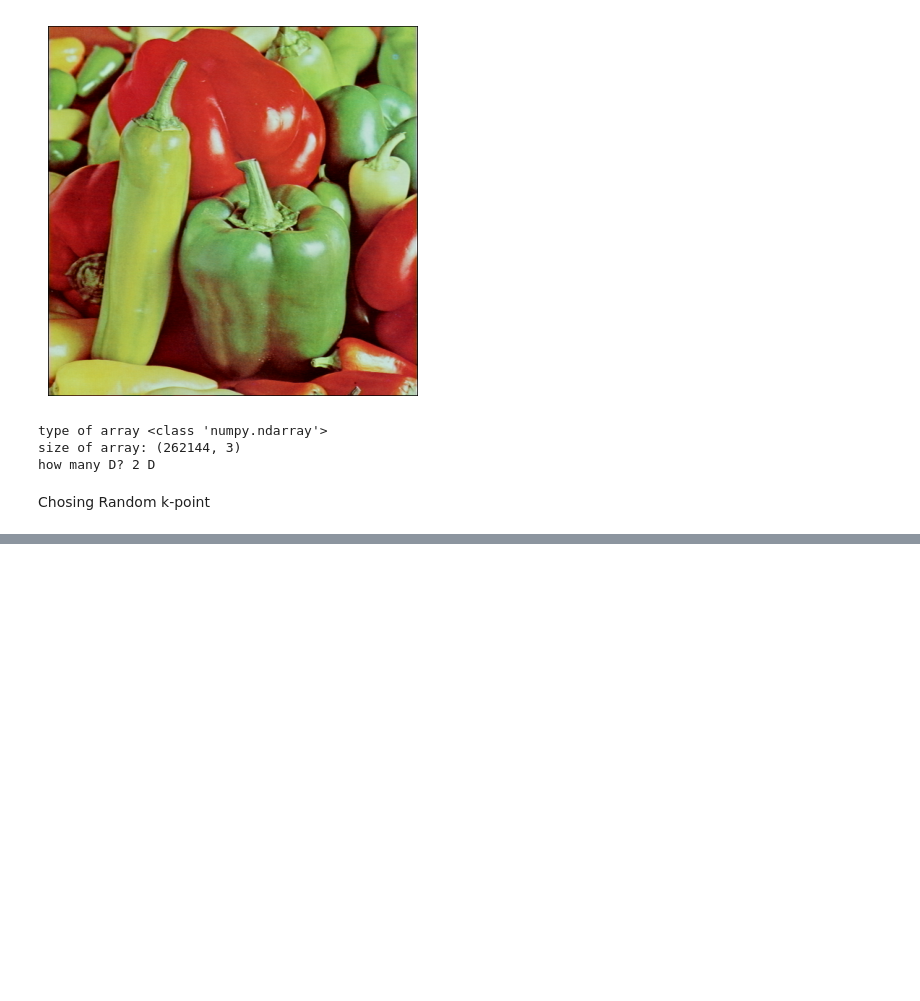
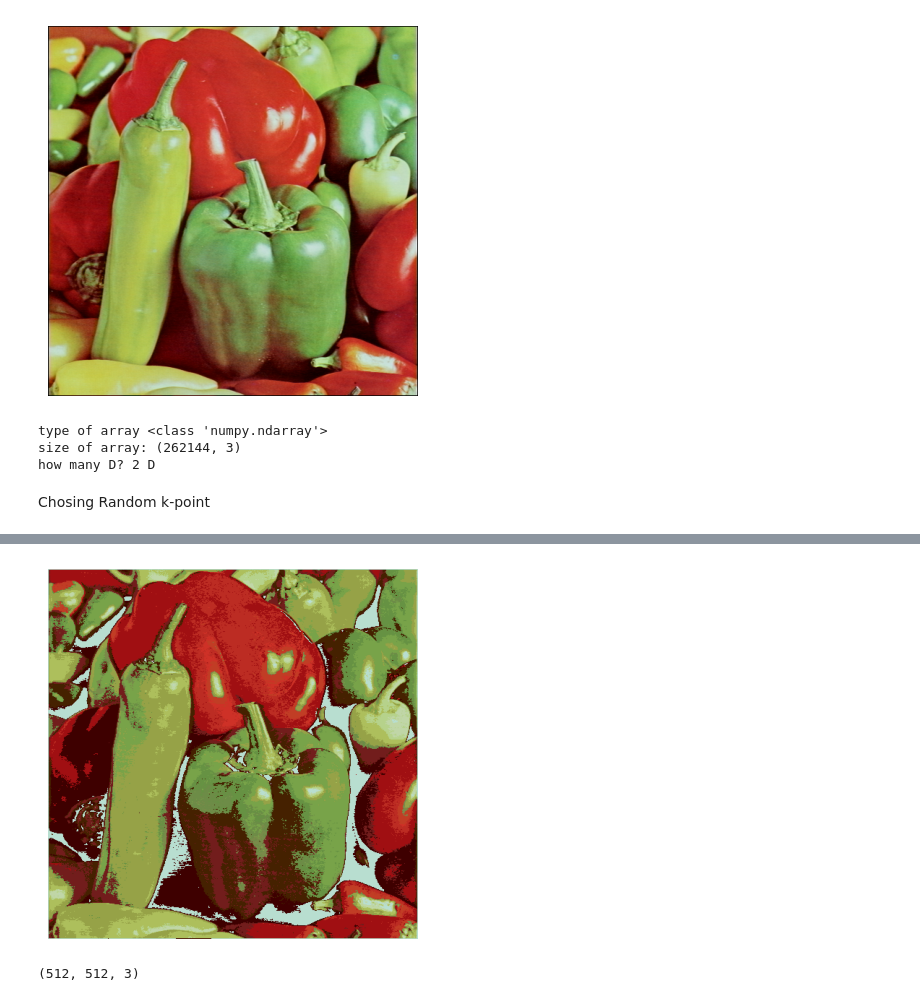
Before and after one commit to mhdykz/colorQuantization, a Jupyter notebook: task3-2.ipynb, the cells around one changed output, grey strips where cells are left out. Saved outputs shown, nothing was run; the diff lists cells and outputs as text; code cells hidden in the pictures; blank space fills up the shorter version.

```diff
--- a/task3-2.ipynb
+++ b/task3-2.ipynb
@@ -64,0 +55,2 @@ KeyboardInterrupt:
+# %%
+k_pointsCopy = [x for x in k_points]
@@ -64,0 +76,15 @@ KeyboardInterrupt:
+# %%
+def move_k_point():
+    clusters = [[[0,1,50],[1,1,1]], [[110,100,60],[1,1,1]], [[0,0,0],[1,1,1]], [[0,0,0],[1,1,1]], [[0,0,0],[1,1,1]], [[0,0,0],[1,1,1]], [[0,0,0],[1,1,1]], [[0,0,0],[1,1,1]], [[0,0,0],[1,1,1]], [[0,0,0],[1,1,1]], [[0,0,0],[1,1,1]], [[0,0,0],[1,1,1]], [[0,0,0],[1,1,1]], [[0,0,0],[1,1,1]], [[0,0,0],[1,1,1]], [[0,0,0],[1,1,1]]]
+    for i in range(0, len(clusters)):
+        red, blue, green = 0, 0, 0
+        for point in clusters[i]:
+            red += point[0]
+            blue += point[1]
+            green += point[2]
+
+        red = red // len(clusters[i])
+        green = green // len(clusters[i])
+        blue = blue // len(clusters[i])
+
+        k_points[i] = np.array([red, green, blue], dtype=np.uint8)
@@ -64,0 +122,27 @@ KeyboardInterrupt:
+# %%
+def replace_colors(image, k_points):
+    # Reshape the image to a 2D array of pixels
+    pixel_array = image.reshape(-1, 3)  # Shape: (262144, 3) for a 512x512 image
+
+    # Convert k_points to a NumPy array for efficient computation
+    k_points_array = np.array(k_points)
+
+    # Find the closest k_point for each pixel
+    distances = np.linalg.norm(pixel_array[:, np.newaxis] - k_points_array, axis=2)
+    closest_indices = np.argmin(distances, axis=1)
+
+    # Replace each pixel with the closest k_point color
+    quantized_pixels = k_points_array[closest_indices]
+
+    # Reshape back to the original image shape
+    quantized_image = quantized_pixels.reshape(image.shape)
+
+    return quantized_image
+a = replace_colors(image_array, k_points)
+plt.imshow(a)
+plt.axis('off')
+plt.show()
+a.shape
+# %% [output]
+[figure, added]
+(512, 512, 3)
```
Also changed, not shown: parts of 4 cells of this notebook.
